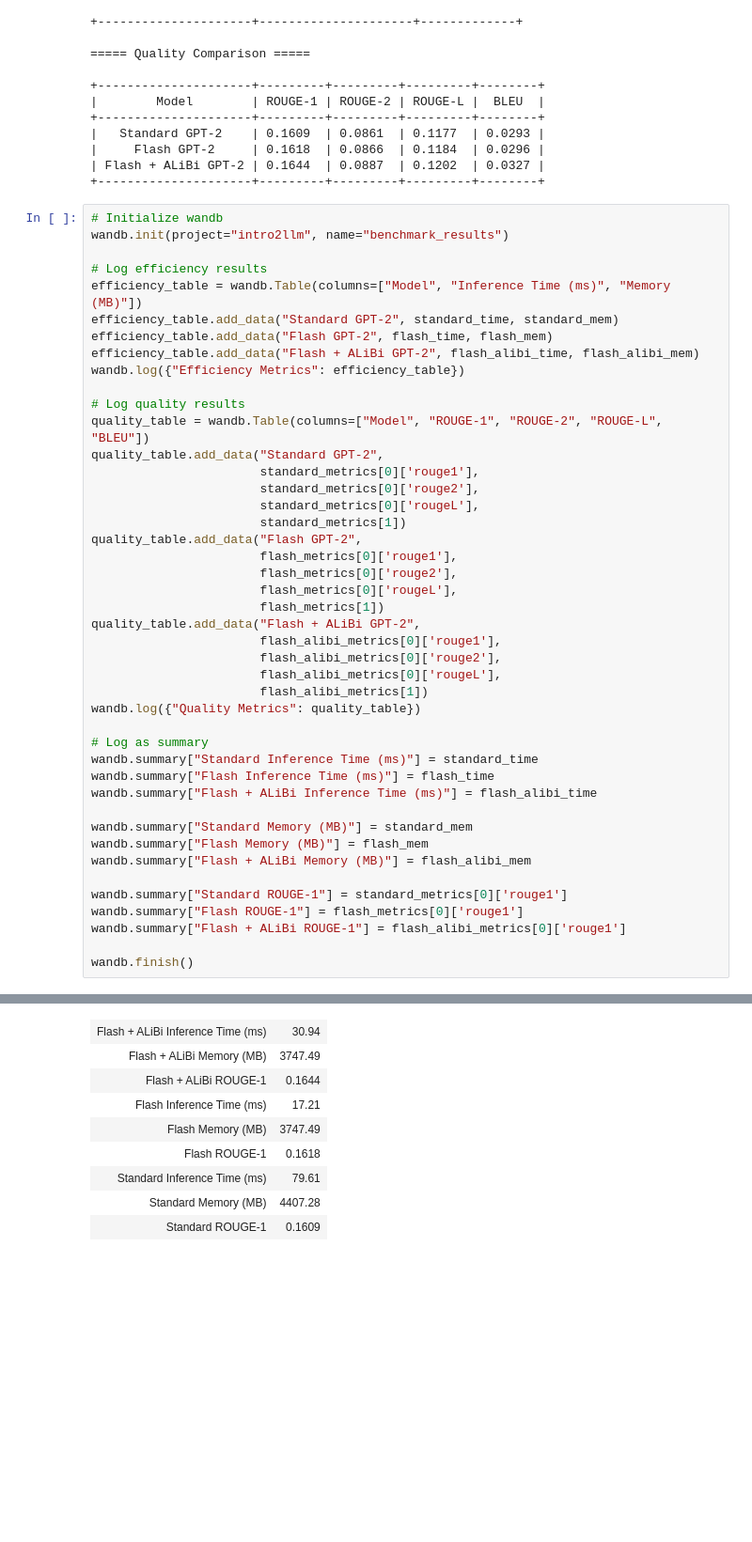
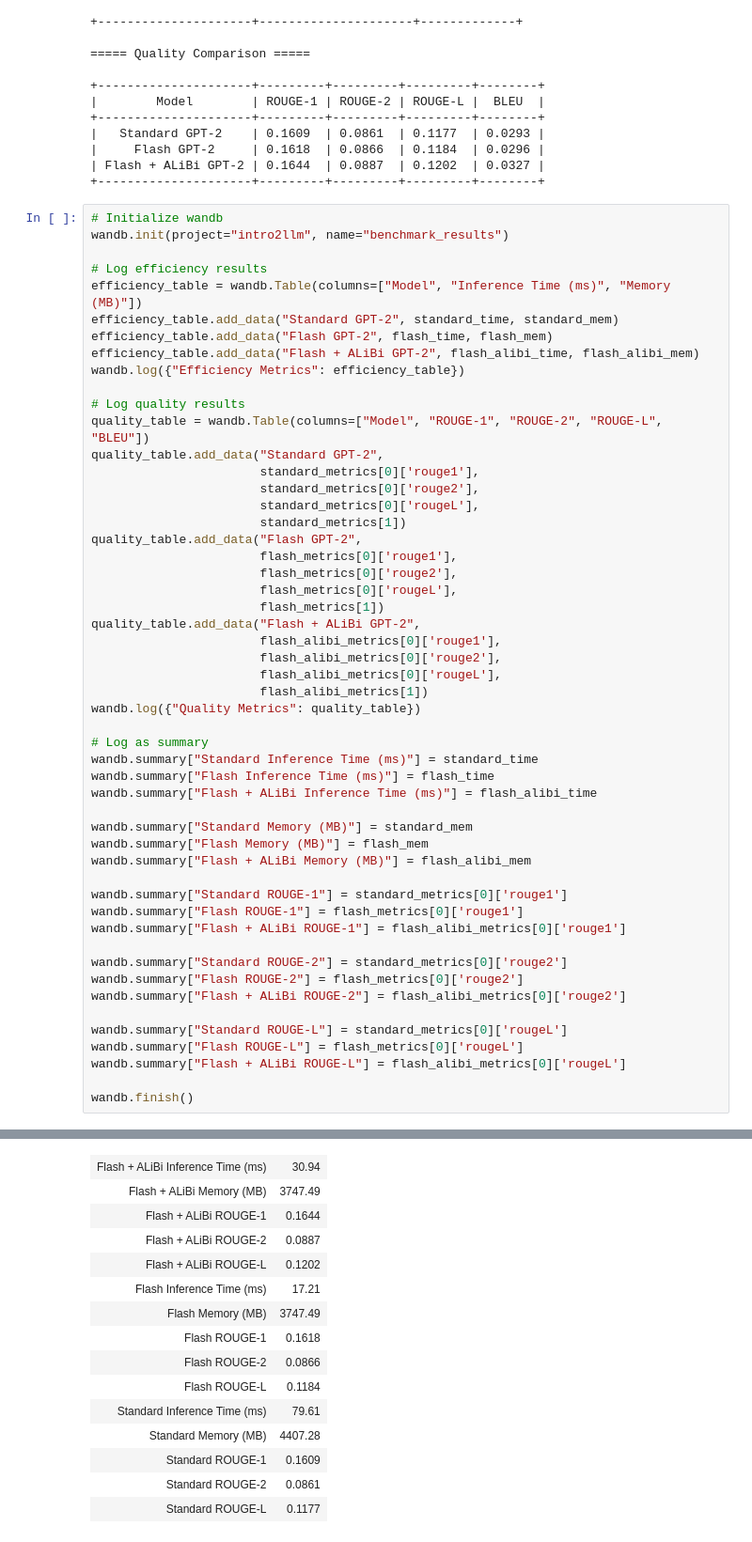
Before and after one commit to sharmista2shastry/COMSE6998-Project, a Jupyter notebook: FlashAttn_with_ALiBi.ipynb, the cells around one changed output, grey strips where cells are left out. Shown at 94% size. Saved outputs shown, nothing was run; the diff lists cells and outputs as text; blank space fills up the shorter version.

Commit message:
Fine-tuned Flash Attention with ALiBi

```diff
--- a/FlashAttn_with_ALiBi.ipynb
+++ b/FlashAttn_with_ALiBi.ipynb
@@ -460,6 +528,14 @@ wandb.summary["Standard ROUGE-1"] = standard_metrics[0]['rouge1']
 wandb.summary["Flash ROUGE-1"] = flash_metrics[0]['rouge1']
 wandb.summary["Flash + ALiBi ROUGE-1"] = flash_alibi_metrics[0]['rouge1']
 
+wandb.summary["Standard ROUGE-2"] = standard_metrics[0]['rouge2']
+wandb.summary["Flash ROUGE-2"] = flash_metrics[0]['rouge2']
+wandb.summary["Flash + ALiBi ROUGE-2"] = flash_alibi_metrics[0]['rouge2']
+
+wandb.summary["Standard ROUGE-L"] = standard_metrics[0]['rougeL']
+wandb.summary["Flash ROUGE-L"] = flash_metrics[0]['rougeL']
+wandb.summary["Flash + ALiBi ROUGE-L"] = flash_alibi_metrics[0]['rougeL']
+
 wandb.finish()
 # %% [output]
 wandb: Using wandb-core as the SDK backend.  Please refer to https://wandb.me/wandb-core for more information.
@@ -477,10 +553,16 @@ View run at https://wandb.ai/hpmlcolumbia/intro2llm/runs/r9rjvuog
 Run summary:
 | Flash + ALiBi Inference Time (ms) | 30.94 |
 | Flash + ALiBi Memory (MB) | 3747.49 |
 | Flash + ALiBi ROUGE-1 | 0.1644 |
+| Flash + ALiBi ROUGE-2 | 0.0887 |
+| Flash + ALiBi ROUGE-L | 0.1202 |
 | Flash Inference Time (ms) | 17.21 |
 | Flash Memory (MB) | 3747.49 |
 | Flash ROUGE-1 | 0.1618 |
+| Flash ROUGE-2 | 0.0866 |
+| Flash ROUGE-L | 0.1184 |
 | Standard Inference Time (ms) | 79.61 |
 | Standard Memory (MB) | 4407.28 |
 | Standard ROUGE-1 | 0.1609 |
+| Standard ROUGE-2 | 0.0861 |
+| Standard ROUGE-L | 0.1177 |
```
Also changed, not shown: parts of 12 cells of this notebook.
